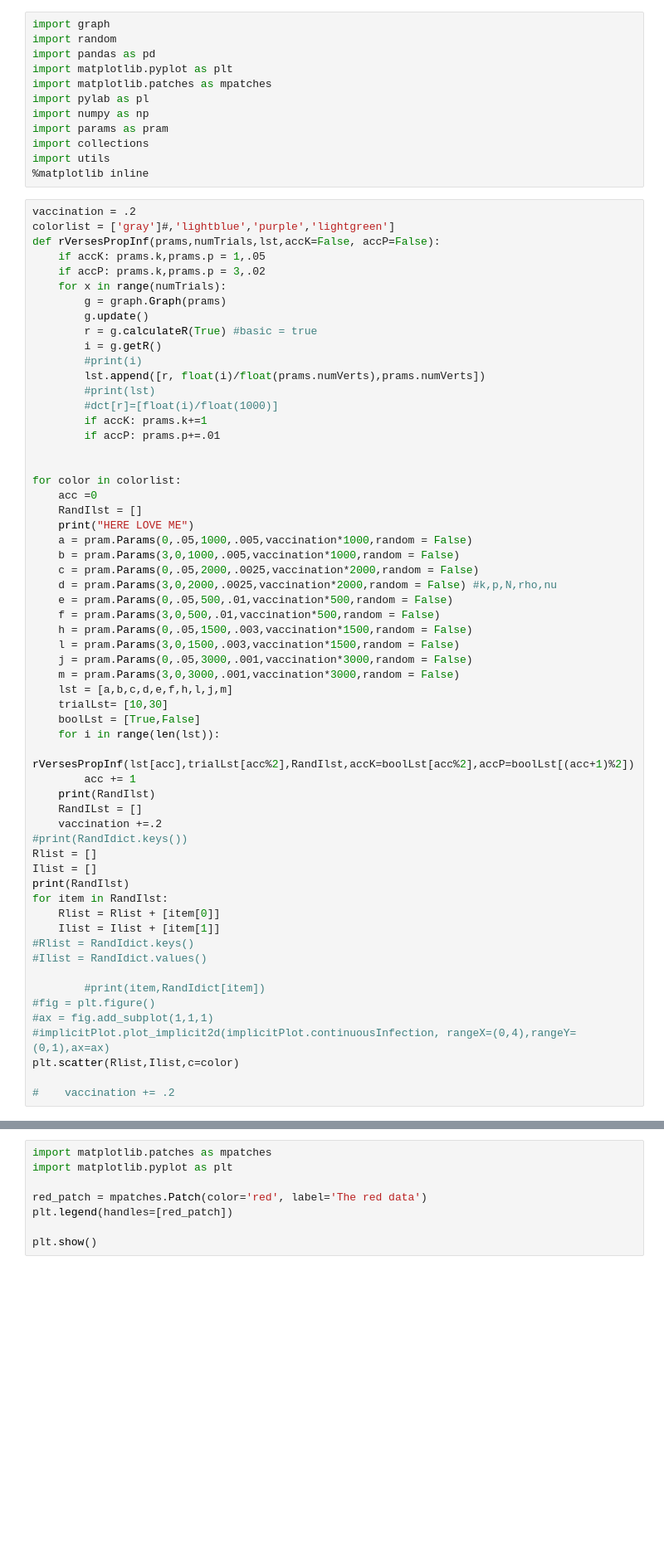
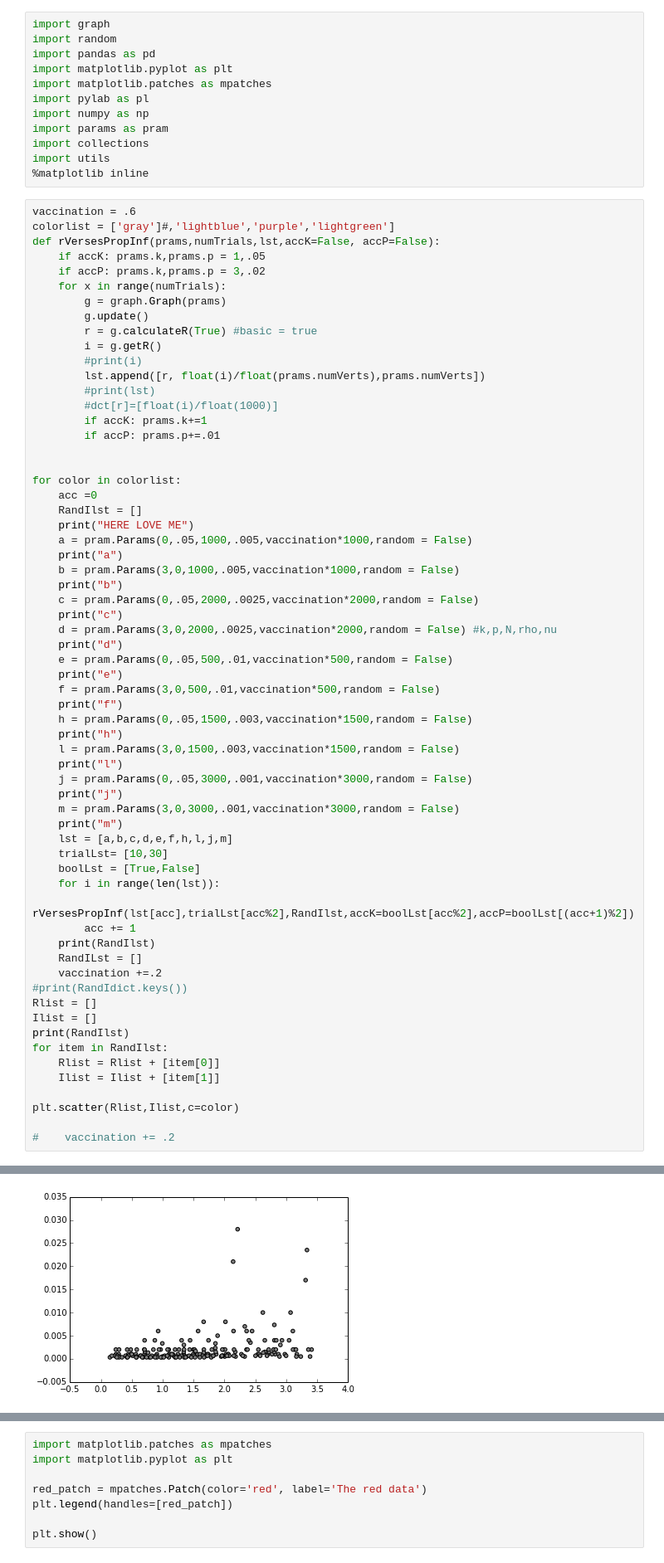
Before and after one commit to erinellefsen/summer2015, a Jupyter notebook: RandIgraph - prop infected.ipynb, the cells around one changed output, grey strips where cells are left out. Shown at 83% size. Drawn from its saved outputs; the diff is of its cells as text; blank space fills up the shorter version.

```diff
--- a/RandIgraph - prop infected.ipynb
+++ b/RandIgraph - prop infected.ipynb
@@ -11,7 +11,7 @@ import collections
 import utils
 %matplotlib inline
 # %%
-vaccination = .2
+vaccination = .6
 colorlist = ['gray']#,'lightblue','purple','lightgreen']
 def rVersesPropInf(prams,numTrials,lst,accK=False, accP=False):
     if accK: prams.k,prams.p = 1,.05
@@ -34,15 +34,25 @@ for color in colorlist:
     RandIlst = []
     print("HERE LOVE ME")
     a = pram.Params(0,.05,1000,.005,vaccination*1000,random = False)
+    print("a")
     b = pram.Params(3,0,1000,.005,vaccination*1000,random = False)
+    print("b")
     c = pram.Params(0,.05,2000,.0025,vaccination*2000,random = False)
+    print("c")
     d = pram.Params(3,0,2000,.0025,vaccination*2000,random = False) #k,p,N,rho,nu
+    print("d")
     e = pram.Params(0,.05,500,.01,vaccination*500,random = False)
+    print("e")
     f = pram.Params(3,0,500,.01,vaccination*500,random = False)
+    print("f")
     h = pram.Params(0,.05,1500,.003,vaccination*1500,random = False)
+    print("h")
     l = pram.Params(3,0,1500,.003,vaccination*1500,random = False)
+    print("l")
     j = pram.Params(0,.05,3000,.001,vaccination*3000,random = False)
+    print("j")
     m = pram.Params(3,0,3000,.001,vaccination*3000,random = False)
+    print("m")
     lst = [a,b,c,d,e,f,h,l,j,m]
     trialLst= [10,30]
     boolLst = [True,False]
@@ -59,13 +69,8 @@ print(RandIlst)
 for item in RandIlst:
     Rlist = Rlist + [item[0]]
     Ilist = Ilist + [item[1]]
-#Rlist = RandIdict.keys()
-#Ilist = RandIdict.values()
 
-        #print(item,RandIdict[item])
-#fig = plt.figure()
-#ax = fig.add_subplot(1,1,1)
-#implicitPlot.plot_implicit2d(implicitPlot.continuousInfection, rangeX=(0,4),rangeY=(0,1),ax=ax)
 plt.scatter(Rlist,Ilist,c=color)
 
 #    vaccination += .2
+# %% [output]
@@ -72,3 +91,4 @@ plt.scatter(Rlist,Ilist,c=color)
+[figure, added]
 # %%
 RandIdict = [[0.2536000000000002, 0.004, 1000], [0.4775550000000001, 0.001, 1000], [0.7065642500000006, 0.001, 1000], [0.9334045500000007, 0.001, 1000], [1.1102831587500013, 0.001, 1000], [1.360038233531251, 0.004, 1000], [1.4709073442468765, 0.006, 1000], [1.6808783661424231, 0.008, 1000], [1.8591059679046653, 0.369, 1000], [1.9461258446938632, 0.006, 1000], [0.29039390400000037, 0.001, 1000], [0.43593638400000023, 0.001, 1000], [0.5747063040000007, 0.001, 1000], [0.7211120000000005, 0.006, 1000], [0.8369150400000007, 0.001, 1000], [0.9719544240000006, 0.001, 1000], [1.0959370239999997, 0.001, 1000], [1.2148949699999994, 0.007, 1000], [1.3853519999999995, 0.005, 1000], [1.5064282859999996, 0.038, 1000], [1.596462336, 0.001, 1000], [1.686312186, 0.009, 1000], [1.7753188320000002, 0.004, 1000], [1.9208857500000003, 0.414, 1000], [2.1049057280000008, 0.498, 1000], [2.2052969500000006, 0.555, 1000], [2.187529632000001, 0.002, 1000], [2.373719894, 0.003, 1000], [2.4351200000000004, 0.001, 1000], [2.516554404000001, 0.003, 1000], [2.620934624000001, 0.618, 1000], [2.6792923100000006, 0.663, 1000], [2.880297216000001, 0.678, 1000], [2.90103125, 0.011, 1000], [3.0523904319999997, 0.707, 1000], [2.93882823, 0.666, 1000], [3.1600835839999997, 0.703, 1000], [3.1706354820000007, 0.717, 1000], [3.493926, 0.74, 1000], [3.31045063, 0.722, 1000]]
 RandIdict2 = [[0.2520000000000002, 0.001, 1000], [0.4990050000000002, 0.004, 1000], [0.6880230000000005, 0.006, 1000], [0.9000156750000007, 0.001, 1000], [1.1600513525000011, 0.08, 1000], [1.342024482093751, 0.001, 1000], [1.4926270589281265, 0.38, 1000], [1.7051120950896106, 0.493, 1000], [1.904955041098814, 0.554, 1000], [2.0745300241375824, 0.608, 1000], [0.2895705920000004, 0.001, 1000], [0.4114848240000002, 0.002, 1000], [0.5885379840000007, 0.001, 1000], [0.7037117500000005, 0.001, 1000], [0.8596167840000006, 0.002, 1000], [1.0075614500000007, 0.043, 1000], [1.1180682239999997, 0.003, 1000], [1.1951806499999995, 0.001, 1000], [1.3544579999999995, 0.005, 1000], [1.4509624579999998, 0.001, 1000], [1.621944576, 0.516, 1000], [1.6965570960000003, 0.001, 1000], [1.8262709920000002, 0.616, 1000], [1.9108530000000004, 0.632, 1000], [2.0951306240000007, 0.636, 1000], [2.1110900900000003, 0.655, 1000], [2.2628998080000007, 0.676, 1000], [2.2987504540000003, 0.678, 1000], [2.5083200000000003, 0.69, 1000], [2.592598554000001, 0.698, 1000], [2.6902937600000008, 0.714, 1000], [2.676031508000001, 0.746, 1000], [2.851123968000001, 0.725, 1000], [2.88021875, 0.751, 1000], [2.8977486719999996, 0.727, 1000], [3.0781323540000005, 0.751, 1000], [3.1387740159999997, 0.755, 1000], [3.2887798580000007, 0.756, 1000], [3.270546, 0.756, 1000], [3.352083072, 0.768, 1000]]
```
Also changed, not shown: parts of 2 cells of this notebook, 8 other files.
